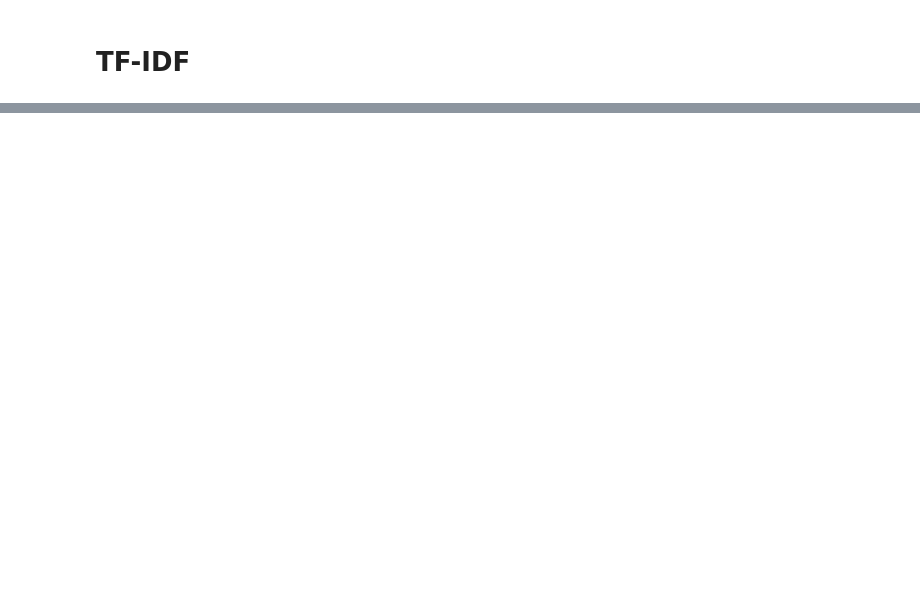
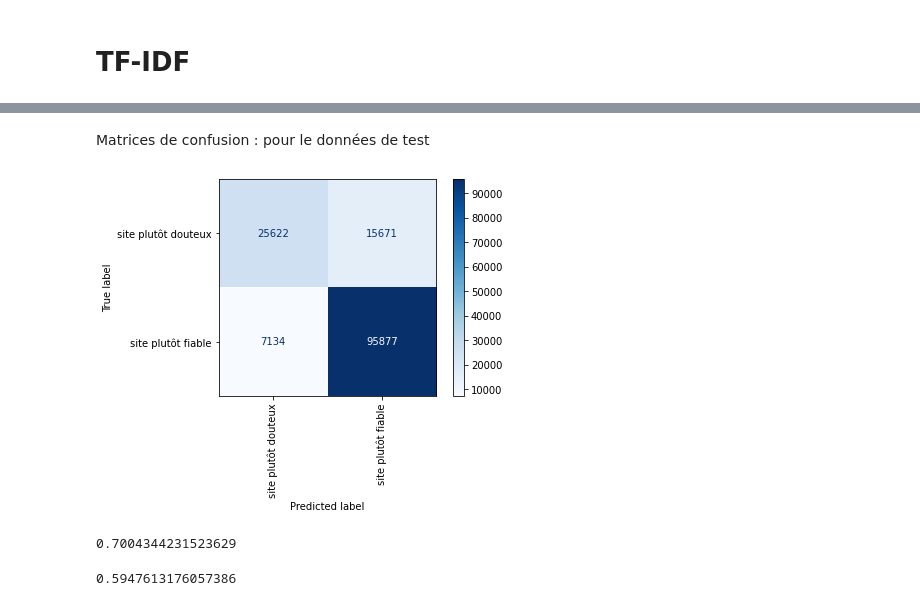
Before and after one commit to anjunjin/PFE-ING3-IA, a Jupyter notebook: Représentation_du_texte.ipynb, the cells around one changed output, grey strips where cells are left out. Cells and saved outputs as stored; diff of their text form; code cells hidden in the pictures; blank space fills up the shorter version.

```diff
--- a/Représentation_du_texte.ipynb
+++ b/Représentation_du_texte.ipynb
@@ -145,0 +579,20 @@ print(test)
+# %% [markdown]
+Matrices de confusion : pour le données de test
+# %%
+from sklearn.metrics import confusion_matrix, ConfusionMatrixDisplay, classification_report
+
+
+#matrice de confusion
+#confrontation entre Y obs. sur l’éch. test et la prédiction
+# predictions = best_rd_model.predict(df_test)
+
+cm = confusion_matrix(y_test,
+                      predictions_SVM_test,
+                      labels=SVM.classes_)
+
+disp = ConfusionMatrixDisplay(confusion_matrix=cm,
+                              display_labels=SVM.classes_)
+disp.plot(cmap=plt.cm.Blues,values_format='g',xticks_rotation='vertical')
+plt.show()
+# %% [output]
+[figure, added]
@@ -145,0 +603,8 @@ print(test)
+# %%
+matthews_corrcoef(y_train, predictions_SVM_train)
+# %% [output]
+0.7004344231523629
+# %%
+matthews_corrcoef(y_test, predictions_SVM_test)
+# %% [output]
+0.5947613176057386
```
Also changed, not shown: parts of 132 cells of this notebook.
